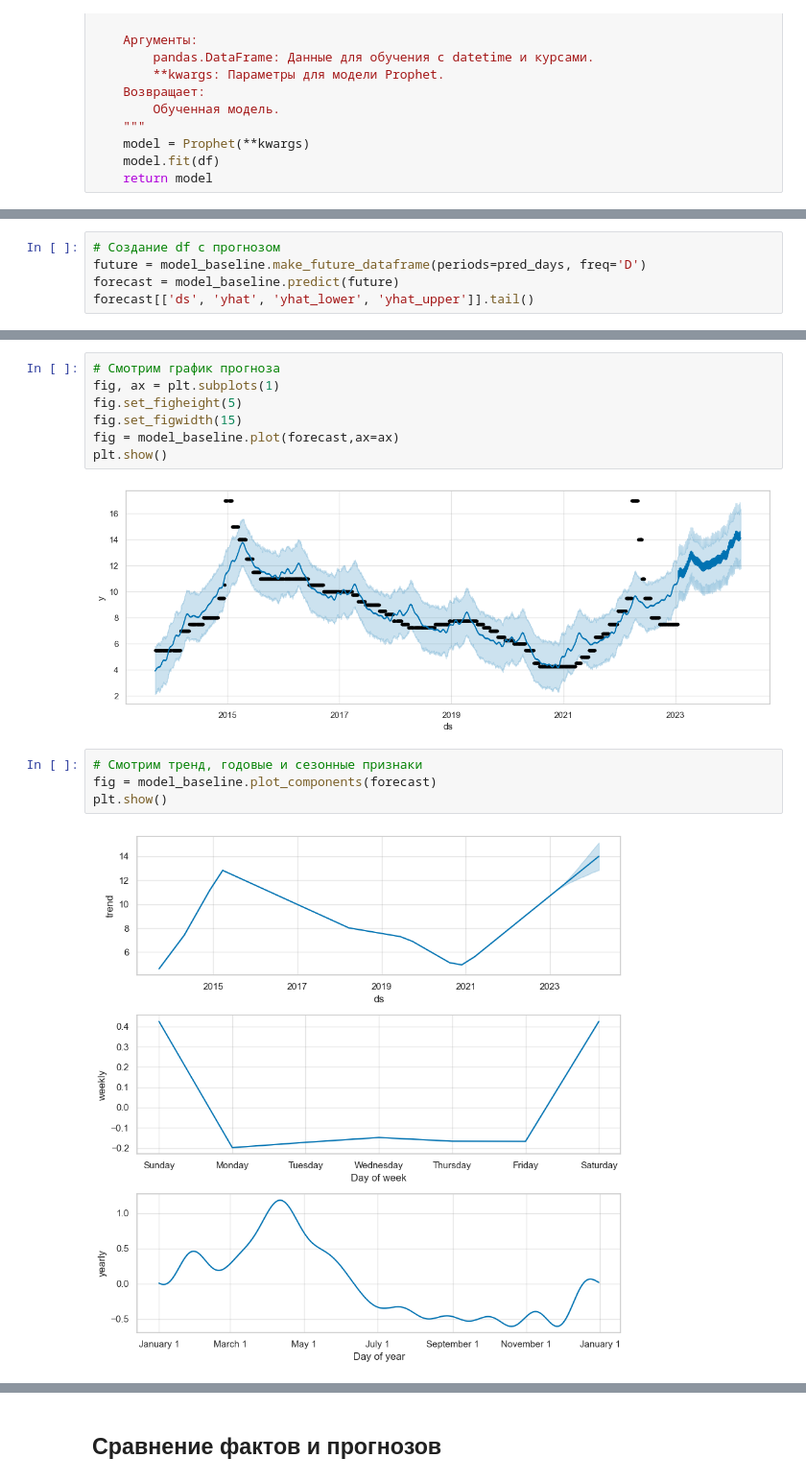
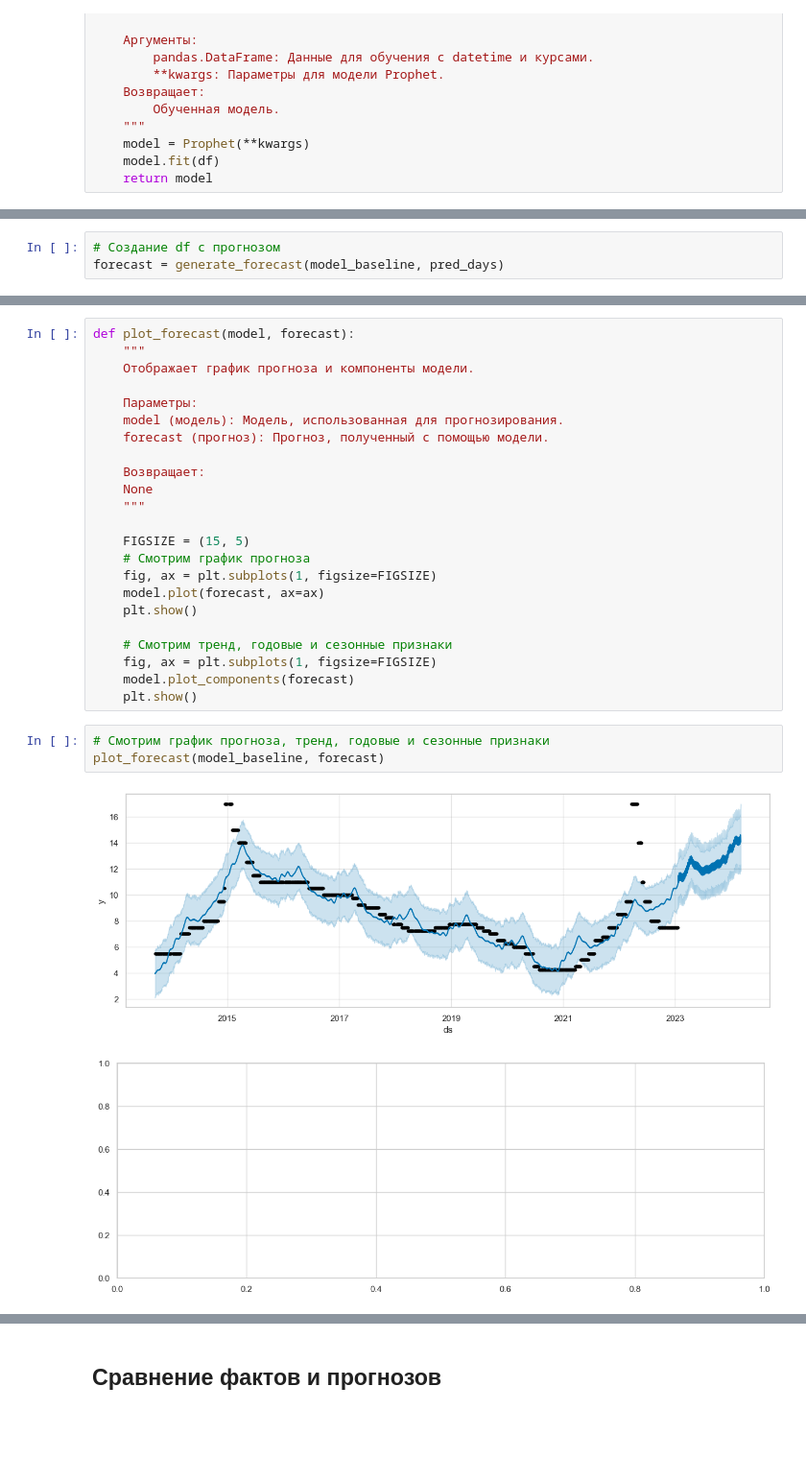
Before and after one commit to myxa95/01_Prediction_of_the_key_rate_in_the_Russian_Federation_MLOps, a Jupyter notebook: notebooks/Baseline_Tuning.ipynb, the cells around one changed output, grey strips where cells are left out. Shown at 96% size. Saved outputs shown, nothing was run; the diff lists cells and outputs as text; blank space fills up the shorter version.

```diff
--- a/notebooks/Baseline_Tuning.ipynb
+++ b/notebooks/Baseline_Tuning.ipynb
@@ -88,5 +104,3 @@ model_baseline = train_model(df_train)
 # %%
 # Создание df с прогнозом
-future = model_baseline.make_future_dataframe(periods=pred_days, freq='D')
-forecast = model_baseline.predict(future)
-forecast[['ds', 'yhat', 'yhat_lower', 'yhat_upper']].tail()
+forecast = generate_forecast(model_baseline, pred_days)
@@ -100,15 +107,29 @@ forecast[['ds', 'yhat', 'yhat_lower', 'yhat_upper']].tail()
-# %%
-# Смотрим график прогноза
-fig, ax = plt.subplots(1)
-fig.set_figheight(5)
-fig.set_figwidth(15)
-fig = model_baseline.plot(forecast,ax=ax)
-plt.show()
-# %% [output]
-[figure, removed]
+# %%
+def plot_forecast(model, forecast):
+    """
+    Отображает график прогноза и компоненты модели.
+
+    Параметры:
+    model (модель): Модель, использованная для прогнозирования.
+    forecast (прогноз): Прогноз, полученный с помощью модели.
+
+    Возвращает:
+    None
+    """
+
+    FIGSIZE = (15, 5)
+    # Смотрим график прогноза
+    fig, ax = plt.subplots(1, figsize=FIGSIZE)
+    model.plot(forecast, ax=ax)
+    plt.show()
+
+    # Смотрим тренд, годовые и сезонные признаки
+    fig, ax = plt.subplots(1, figsize=FIGSIZE)
+    model.plot_components(forecast)
+    plt.show()
 # %%
-# Смотрим тренд, годовые и сезонные признаки
-fig = model_baseline.plot_components(forecast)
-plt.show()
+# Смотрим график прогноза, тренд, годовые и сезонные признаки
+plot_forecast(model_baseline, forecast)
 # %% [output]
-[figure, old version]
+[figure, new version]
+[figure, added]
```
Also changed, not shown: parts of 38 cells of this notebook, 8 other files.
